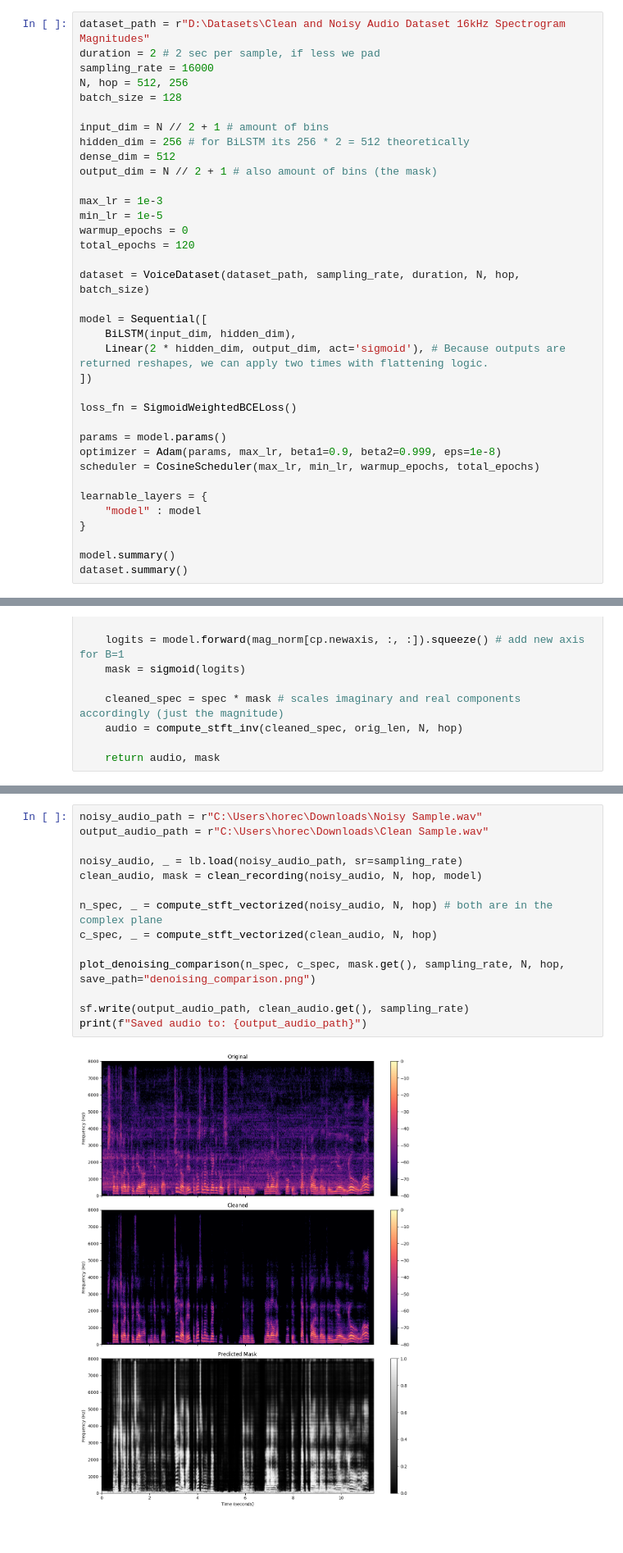
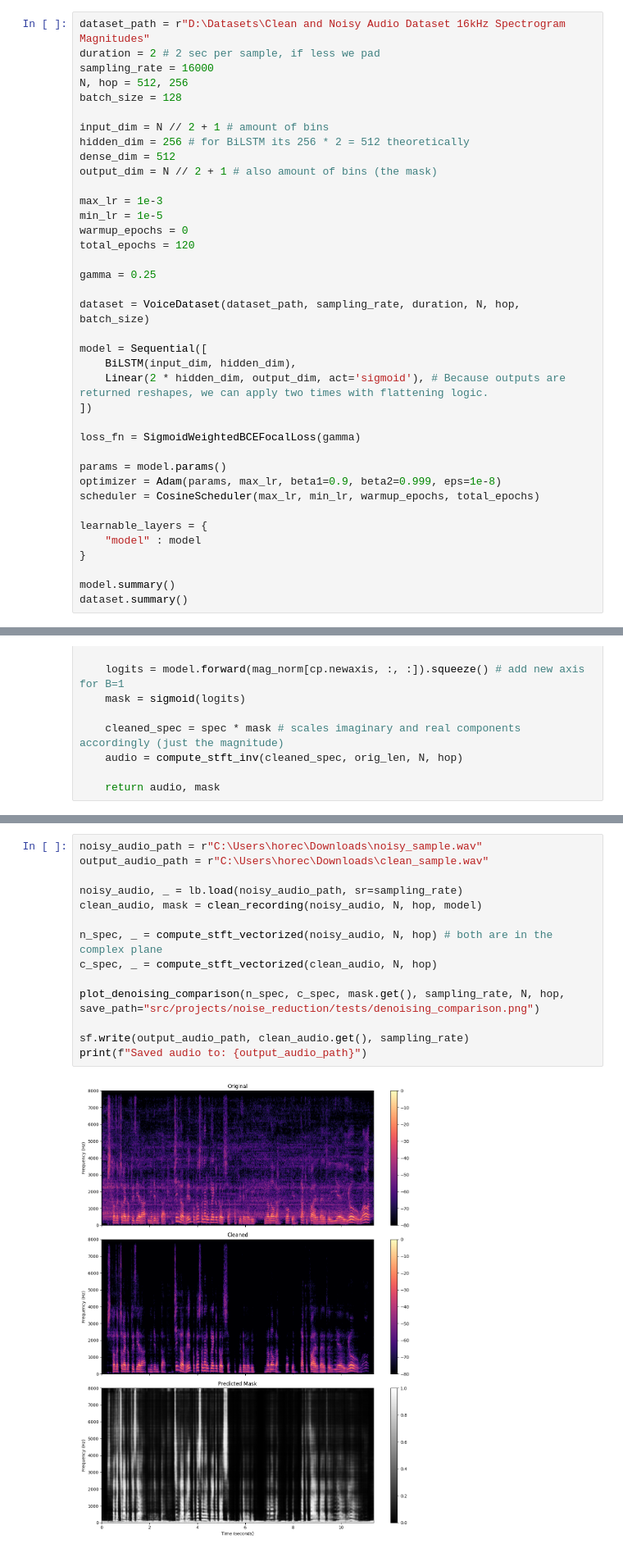
Before and after one commit to horecdev/LSTM-from-scratch, a Jupyter notebook: noise_reduction.ipynb, the cells around one changed output, grey strips where cells are left out. Shown at 82% size. Cells and saved outputs as stored; diff of their text form.

Commit message:
Final commit. WeightedBCEFocalLoss + few improvements.

```diff
--- a/noise_reduction.ipynb
+++ b/noise_reduction.ipynb
@@ -157,6 +157,8 @@ min_lr = 1e-5
 warmup_epochs = 0
 total_epochs = 120
 
+gamma = 0.25
+
 dataset = VoiceDataset(dataset_path, sampling_rate, duration, N, hop, batch_size)
 
 model = Sequential([
@@ -164,7 +166,7 @@ model = Sequential([
     Linear(2 * hidden_dim, output_dim, act='sigmoid'), # Because outputs are returned reshapes, we can apply two times with flattening logic.
 ])
 
-loss_fn = SigmoidWeightedBCELoss()
+loss_fn = SigmoidWeightedBCEFocalLoss(gamma)
 
 params = model.params()
 optimizer = Adam(params, max_lr, beta1=0.9, beta2=0.999, eps=1e-8)
@@ -314,16 +316,16 @@ Successfully loaded model from models/best_denoise.npz
 # %%
-noisy_audio_path = r"C:\Users\horec\Downloads\Noisy Sample.wav"
-output_audio_path = r"C:\Users\horec\Downloads\Clean Sample.wav"
+noisy_audio_path = r"C:\Users\horec\Downloads\noisy_sample.wav"
+output_audio_path = r"C:\Users\horec\Downloads\clean_sample.wav"
 
 noisy_audio, _ = lb.load(noisy_audio_path, sr=sampling_rate)
 clean_audio, mask = clean_recording(noisy_audio, N, hop, model)
 
 n_spec, _ = compute_stft_vectorized(noisy_audio, N, hop) # both are in the complex plane
 c_spec, _ = compute_stft_vectorized(clean_audio, N, hop)
 
-plot_denoising_comparison(n_spec, c_spec, mask.get(), sampling_rate, N, hop, save_path="denoising_comparison.png")
+plot_denoising_comparison(n_spec, c_spec, mask.get(), sampling_rate, N, hop, save_path="src/projects/noise_reduction/tests/denoising_comparison.png")
 
 sf.write(output_audio_path, clean_audio.get(), sampling_rate)
 print(f"Saved audio to: {output_audio_path}")
 # %% [output]
-[figure, old version]
+[figure, new version]
```
Also changed, not shown: parts of 7 cells of this notebook, 12 other files.
